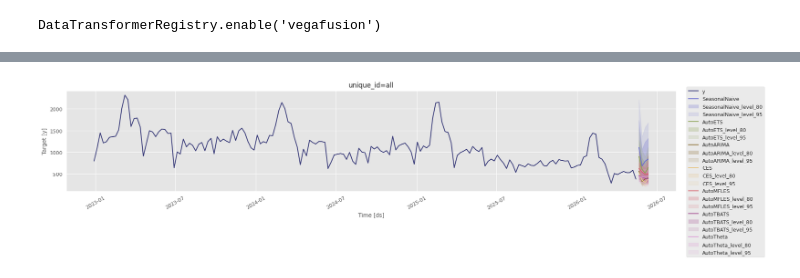
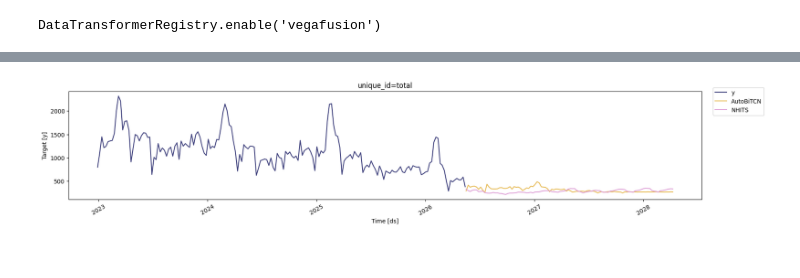
Before and after one commit to YounesMlik/barid_internship, a Jupyter notebook: notebooks/forecasting_demand_inter_neural.ipynb, the cells around one changed output, grey strips where cells are left out. Cells and saved outputs as stored; diff of their text form; code cells hidden in the pictures.

```diff
--- a/notebooks/forecasting_demand_inter_neural.ipynb
+++ b/notebooks/forecasting_demand_inter_neural.ipynb
@@ -320,0 +415,9 @@ StatsForecast(models=[SeasonalNaive,AutoETS,AutoARIMA,CES,AutoMFLES,AutoTBATS,Au
+# %%
+nf.fit(
+    df=root_Y_df.to_pandas(),
+)  # pyright: ignore[reportArgumentType]
+# %%
+root_fc = nf.predict(
+    h=100,
+    # level=levels,
+)  # pyright: ignore[reportAssignmentType]
@@ -321,13 +428,8 @@ StatsForecast(models=[SeasonalNaive,AutoETS,AutoARIMA,CES,AutoMFLES,AutoTBATS,Au
 # %%
-fc: pl.DataFrame = sf.predict(
-    h=h,
-    level=levels,
-)  # pyright: ignore[reportAssignmentType]
-
-sf.plot(
-    df.pipe(untransform_timeseries).to_pandas(),
-    fc.pipe(untransform_timeseries).to_pandas(),
-    level=levels,  # pyright: ignore[reportArgumentType]
+StatsForecast.plot(
+    root_Y_df.pipe(untransform_timeseries).to_pandas(),
+    pl.DataFrame(root_fc).pipe(untransform_timeseries).to_pandas(),
+    # level=levels,  # pyright: ignore[reportArgumentType]
 )
 # %% [output]
-[figure, old version]
+[figure, new version]
```
Also changed, not shown: parts of 19 cells of this notebook, 43 other files.
